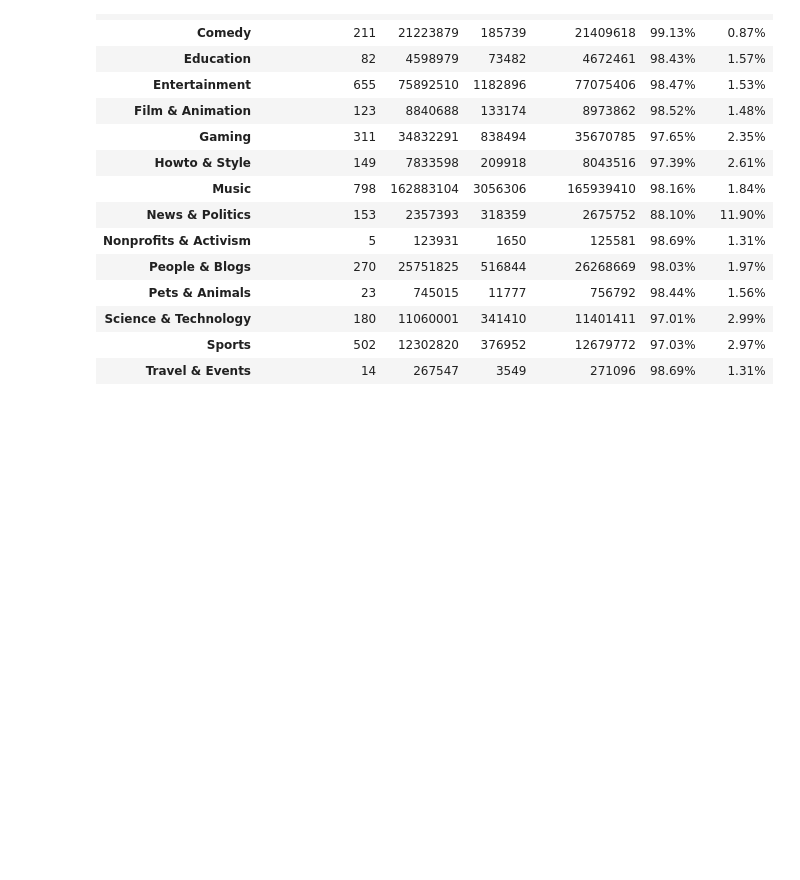
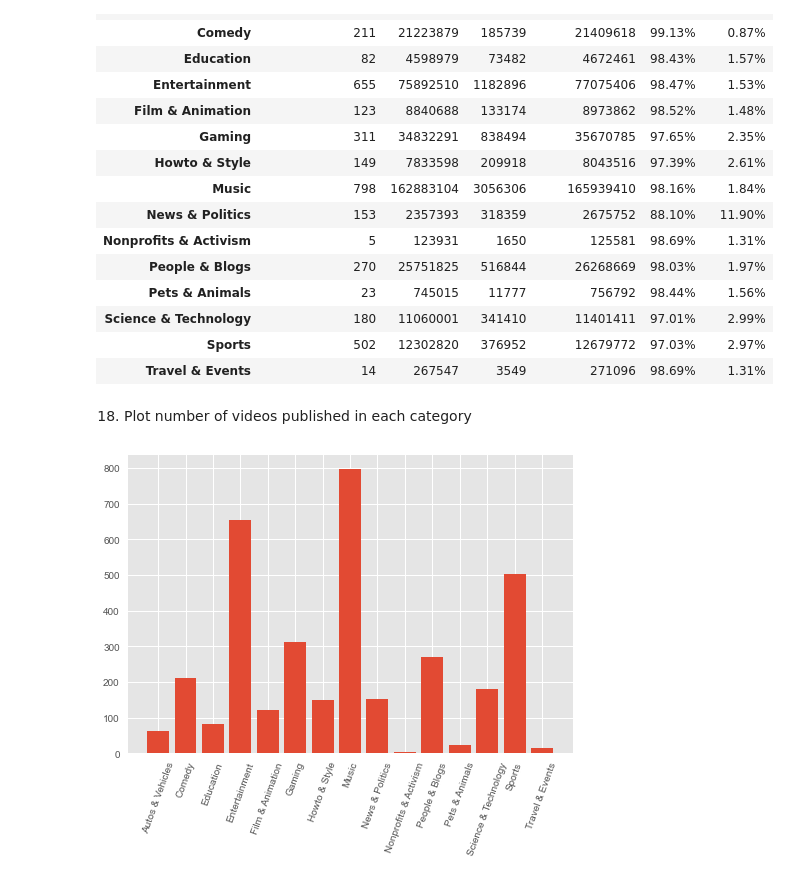
Before and after one commit to mehtee/Youtube_analysis_project, a Jupyter notebook: project.ipynb, the cells around one changed output. Drawn from its saved outputs; the diff is of its cells as text; code cells hidden in the pictures; blank space fills up the shorter version.

Commit message:
📦 18. Plot number of videos published in each category

```diff
--- a/project.ipynb
+++ b/project.ipynb
@@ -469,3 +469,13 @@ category_df
 | Science & Technology | 180 | 11060001 | 341410 | 11401411 | 97.01% | 2.99% |
 | Sports | 502 | 12302820 | 376952 | 12679772 | 97.03% | 2.97% |
 | Travel & Events | 14 | 267547 | 3549 | 271096 | 98.69% | 1.31% |
+# %% [markdown]
+18. Plot number of videos published in each category
+# %%
+videos_plot_x = category_df.index
+videos_plot_y = category_df['No. of Published']
+plt.bar(videos_plot_x, videos_plot_y)
+plt.xticks(rotation=70)
+plt.show()
+# %% [output]
+[figure, added]
```
